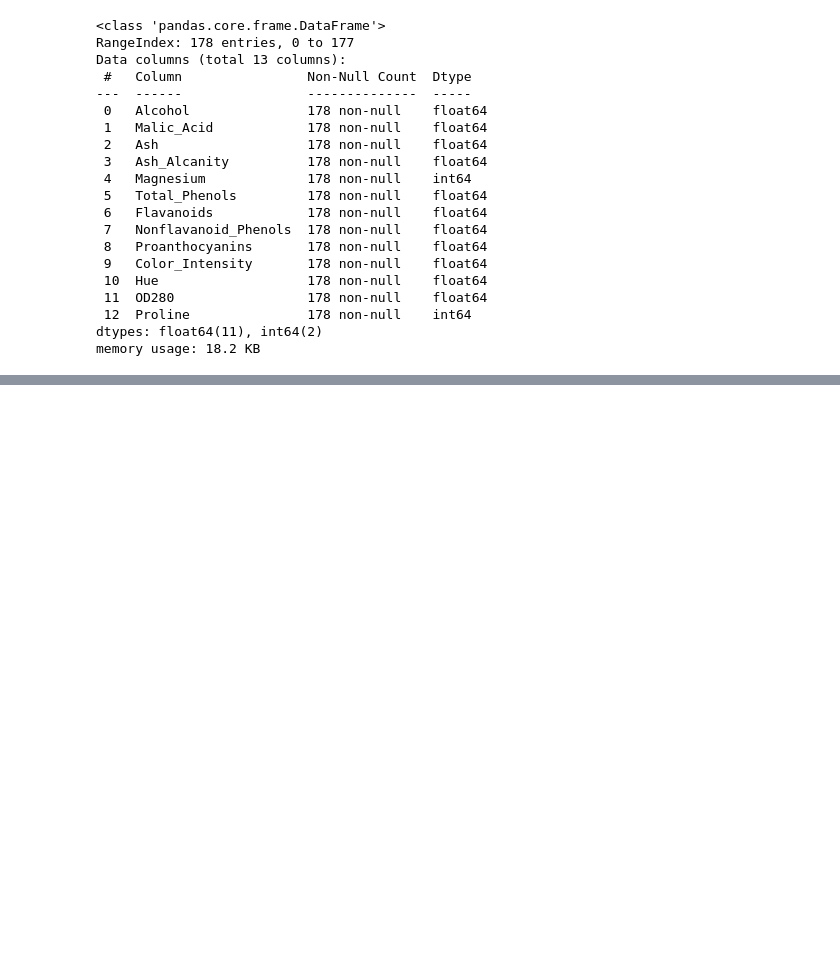
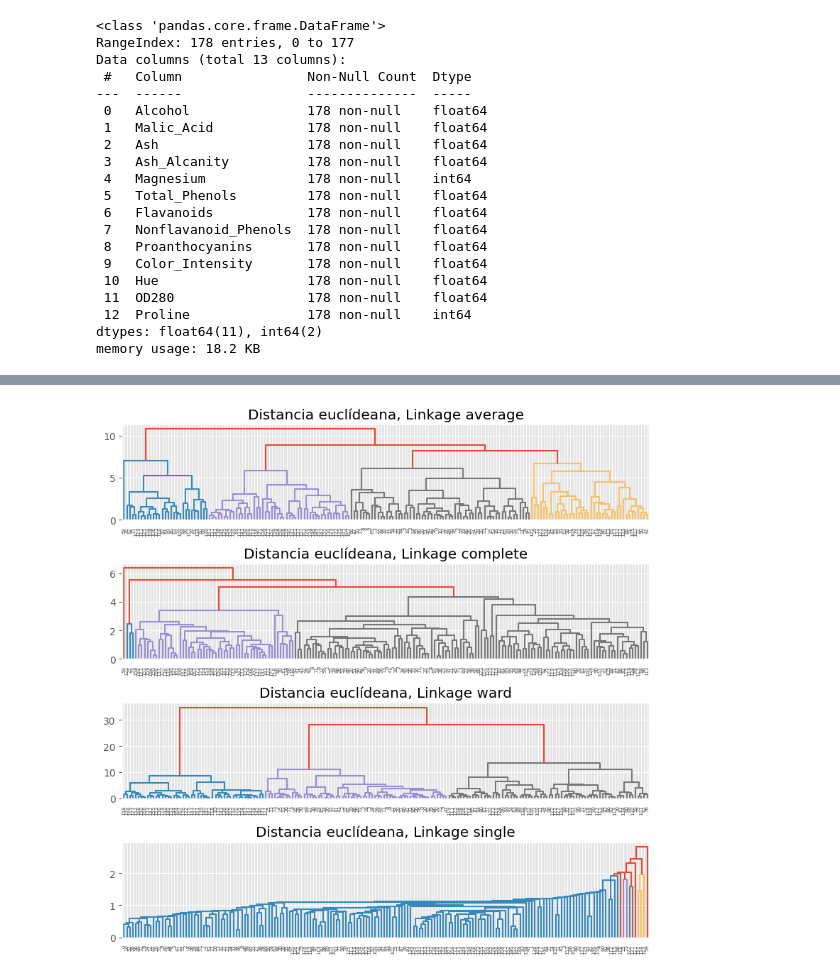
Before and after one commit to sophyupegui/DataScience, a Jupyter notebook: Wine/q3.ipynb, the cells around one changed output, grey strips where cells are left out. Cells and saved outputs as stored; diff of their text form; code cells hidden in the pictures; blank space fills up the shorter version.

```diff
--- a/Wine/q3.ipynb
+++ b/Wine/q3.ipynb
@@ -107,0 +348,24 @@ memory usage: 18.2 KB
+# %%
+hcluster_data_x_complete = AgglomerativeClustering(metric = 'euclidean', linkage  = 'complete', distance_threshold = 0, n_clusters = None).fit(X = df_pca)
+hcluster_data_x_average = AgglomerativeClustering(metric = 'euclidean', linkage  = 'average', distance_threshold = 0, n_clusters = None).fit(X = df_pca)
+hcluster_data_x_ward = AgglomerativeClustering(metric = 'euclidean', linkage  = 'ward', distance_threshold = 0, n_clusters = None).fit(X = df_pca)
+hcluster_data_x_single = AgglomerativeClustering(metric = 'euclidean', linkage  = 'single', distance_threshold = 0, n_clusters = None).fit(X = df_pca)
+
+
+fig, axs = plt.subplots(4, 1, figsize=(8, 8))
+
+plot_dendrogram(hcluster_data_x_complete, ax=axs[0])
+axs[0].set_title("Distancia euclídeana, Linkage average")
+
+plot_dendrogram(hcluster_data_x_average, ax=axs[1])
+axs[1].set_title("Distancia euclídeana, Linkage complete")
+
+plot_dendrogram(hcluster_data_x_ward, ax=axs[2])
+axs[2].set_title("Distancia euclídeana, Linkage ward")
+
+plot_dendrogram(hcluster_data_x_single, ax=axs[3])
+axs[3].set_title("Distancia euclídeana, Linkage single")
+
+plt.tight_layout();
+# %% [output]
+[figure, added]
```
Also changed, not shown: parts of 21 cells of this notebook.
